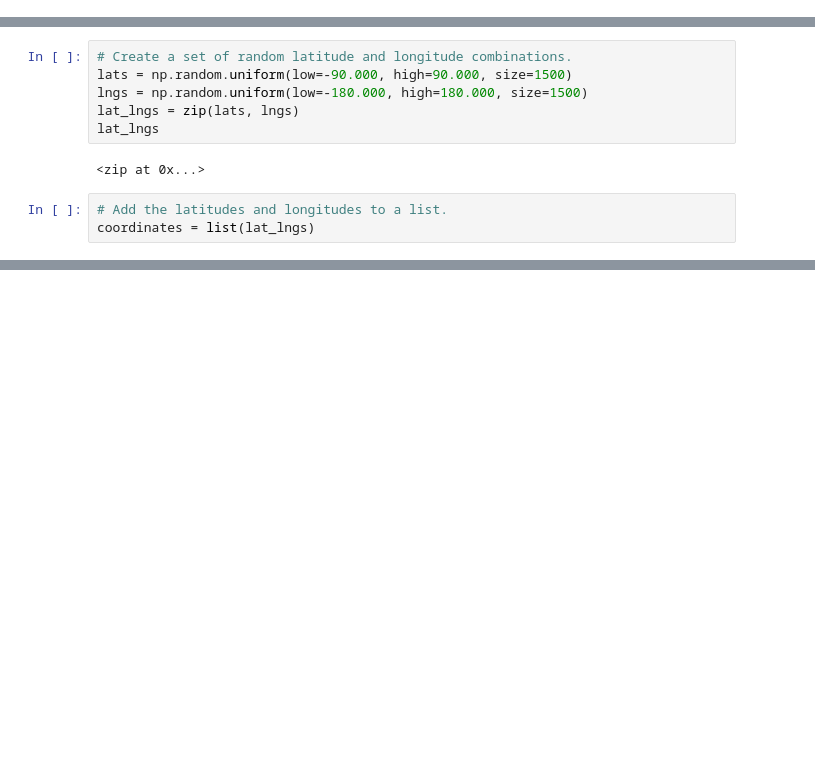
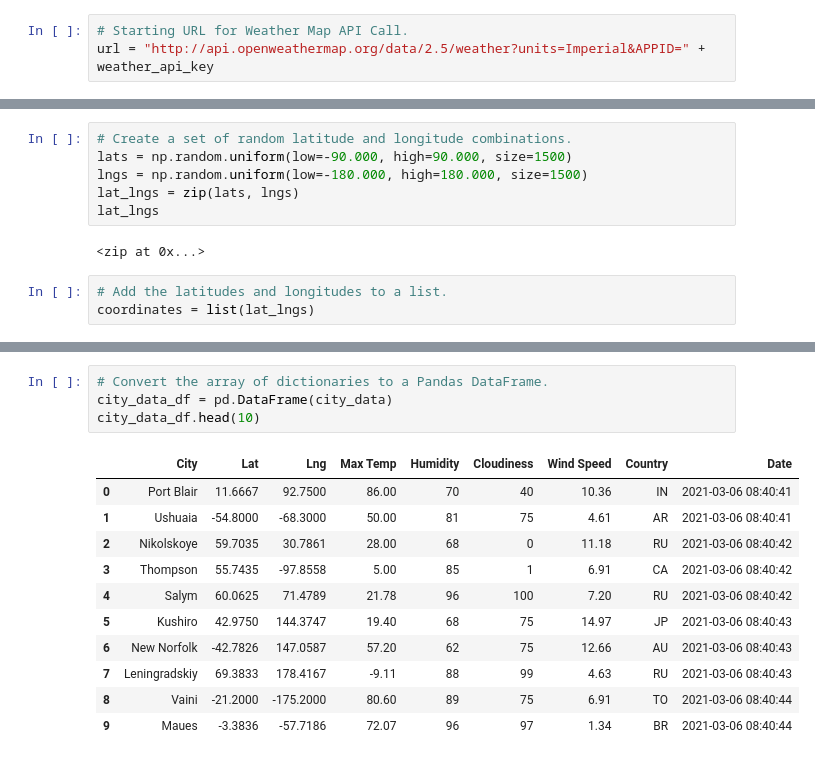
Before and after one commit to meow24mi/World_Weather_Analysis, a Jupyter notebook: WeatherPy_PythonData.ipynb, the cells around one changed output, grey strips where cells are left out. Cells and saved outputs as stored; diff of their text form; blank space fills up the shorter version.

```diff
--- a/WeatherPy_PythonData.ipynb
+++ b/WeatherPy_PythonData.ipynb
@@ -6,3 +12,6 @@ import numpy as np
+# %%
+# Starting URL for Weather Map API Call.
+url = "http://api.openweathermap.org/data/2.5/weather?units=Imperial&APPID=" + weather_api_key
 # %%
 # Use the citipy module to determine city based on latitude and longitude.
 from citipy import citipy
@@ -33,0 +120,16 @@ len(cities)
+# %%
+# Convert the array of dictionaries to a Pandas DataFrame.
+city_data_df = pd.DataFrame(city_data)
+city_data_df.head(10)
+# %% [output]
+|  | City | Lat | Lng | Max Temp | Humidity | Cloudiness | Wind Speed | Country | Date |
+| 0 | Port Blair | 11.6667 | 92.7500 | 86.00 | 70 | 40 | 10.36 | IN | 2021-03-06 08:40:41 |
+| 1 | Ushuaia | -54.8000 | -68.3000 | 50.00 | 81 | 75 | 4.61 | AR | 2021-03-06 08:40:41 |
+| 2 | Nikolskoye | 59.7035 | 30.7861 | 28.00 | 68 | 0 | 11.18 | RU | 2021-03-06 08:40:42 |
+| 3 | Thompson | 55.7435 | -97.8558 | 5.00 | 85 | 1 | 6.91 | CA | 2021-03-06 08:40:42 |
+| 4 | Salym | 60.0625 | 71.4789 | 21.78 | 96 | 100 | 7.20 | RU | 2021-03-06 08:40:42 |
+| 5 | Kushiro | 42.9750 | 144.3747 | 19.40 | 68 | 75 | 14.97 | JP | 2021-03-06 08:40:43 |
+| 6 | New Norfolk | -42.7826 | 147.0587 | 57.20 | 62 | 75 | 12.66 | AU | 2021-03-06 08:40:43 |
+| 7 | Leningradskiy | 69.3833 | 178.4167 | -9.11 | 88 | 99 | 4.63 | RU | 2021-03-06 08:40:43 |
+| 8 | Vaini | -21.2000 | -175.2000 | 80.60 | 89 | 75 | 6.91 | TO | 2021-03-06 08:40:44 |
+| 9 | Maues | -3.3836 | -57.7186 | 72.07 | 96 | 97 | 1.34 | BR | 2021-03-06 08:40:44 |
```
Also changed, not shown: parts of 5 cells of this notebook, 5 other files.
